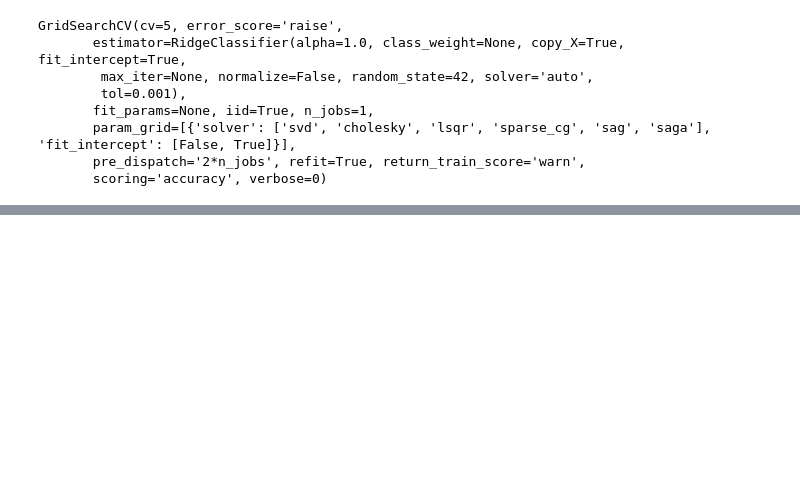
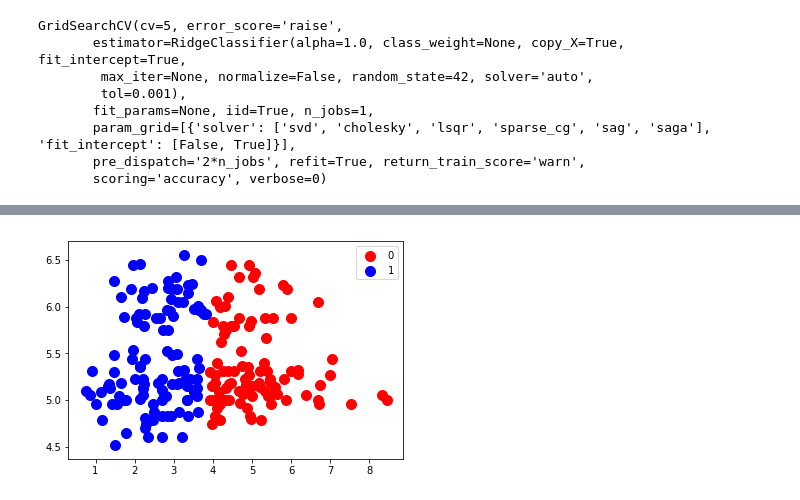
Before and after one commit to blooser/DataScience, a Jupyter notebook: Seeds/Seeds.ipynb, the cells around one changed output, grey strips where cells are left out. Cells and saved outputs as stored; diff of their text form; code cells hidden in the pictures; blank space fills up the shorter version.

```diff
--- a/Seeds/Seeds.ipynb
+++ b/Seeds/Seeds.ipynb
@@ -43,7 +43,7 @@ corr_matrix[7].sort_values(ascending=False)
 2   -0.531007
 Name: 7, dtype: float64
 # %%
-X = dataset.iloc[:, [5, 6, 2]].values
+X = dataset.iloc[:, [5, 6, 0, 4, 2]].values
 y = dataset.iloc[:, -1].values
 # %%
 from sklearn.preprocessing import PolynomialFeatures
@@ -137,0 +132,12 @@ f1_score(y_train_pred, y_train, average='macro')
+# %%
+from sklearn.cluster import AgglomerativeClustering
+
+ac = AgglomerativeClustering(n_clusters=2, affinity='euclidean', linkage='ward')
+y_hc = ac.fit_predict(X_dendro)
+# %%
+plt.scatter(X[y_hc == 0, 0], X[y_hc == 0, 1], s=100, c='red', label='0')
+plt.scatter(X[y_hc == 1, 0], X[y_hc == 1, 1], s=100, c='blue', label='1')
+plt.legend()
+plt.show()
+# %% [output]
+[figure, added]
```
Also changed, not shown: parts of 12 cells of this notebook.
